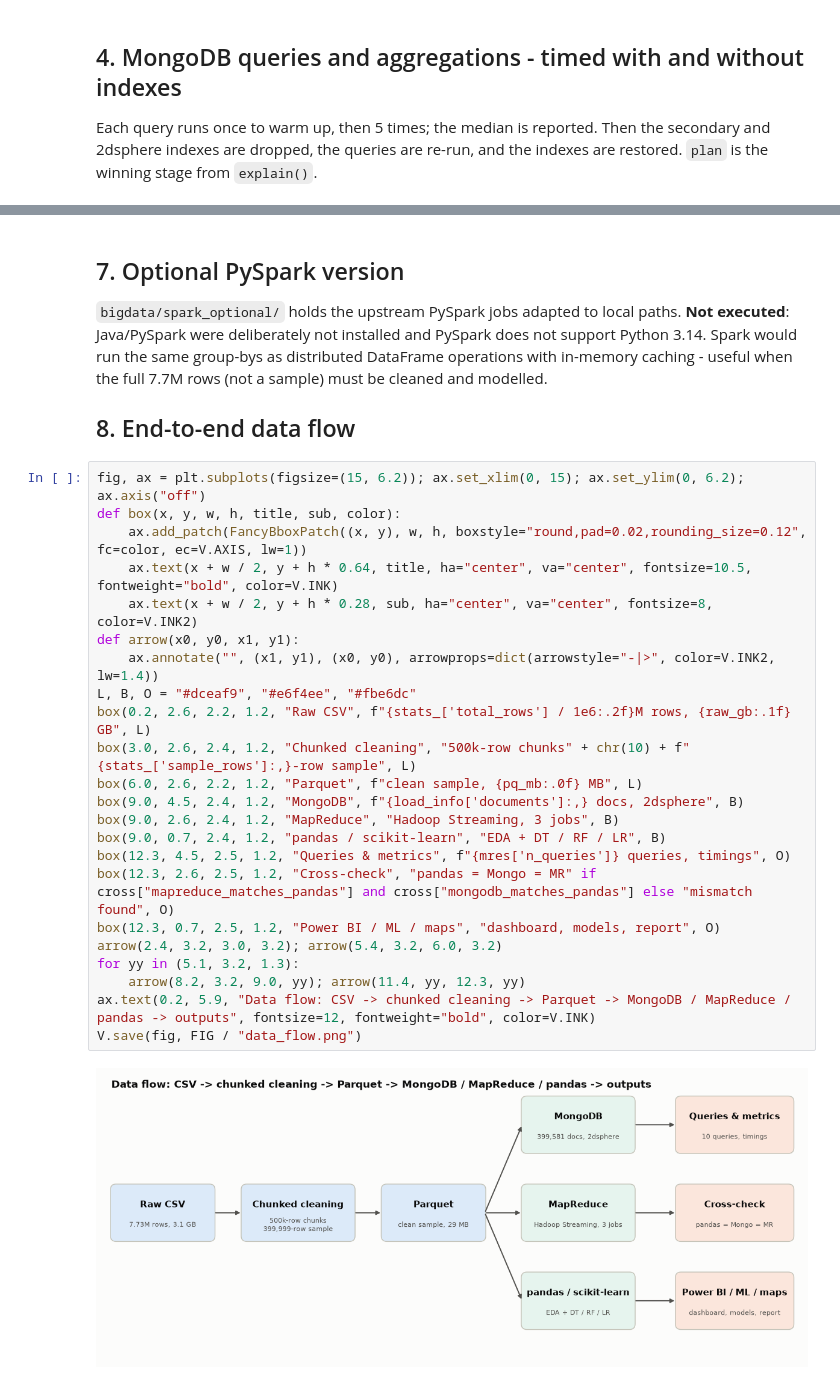
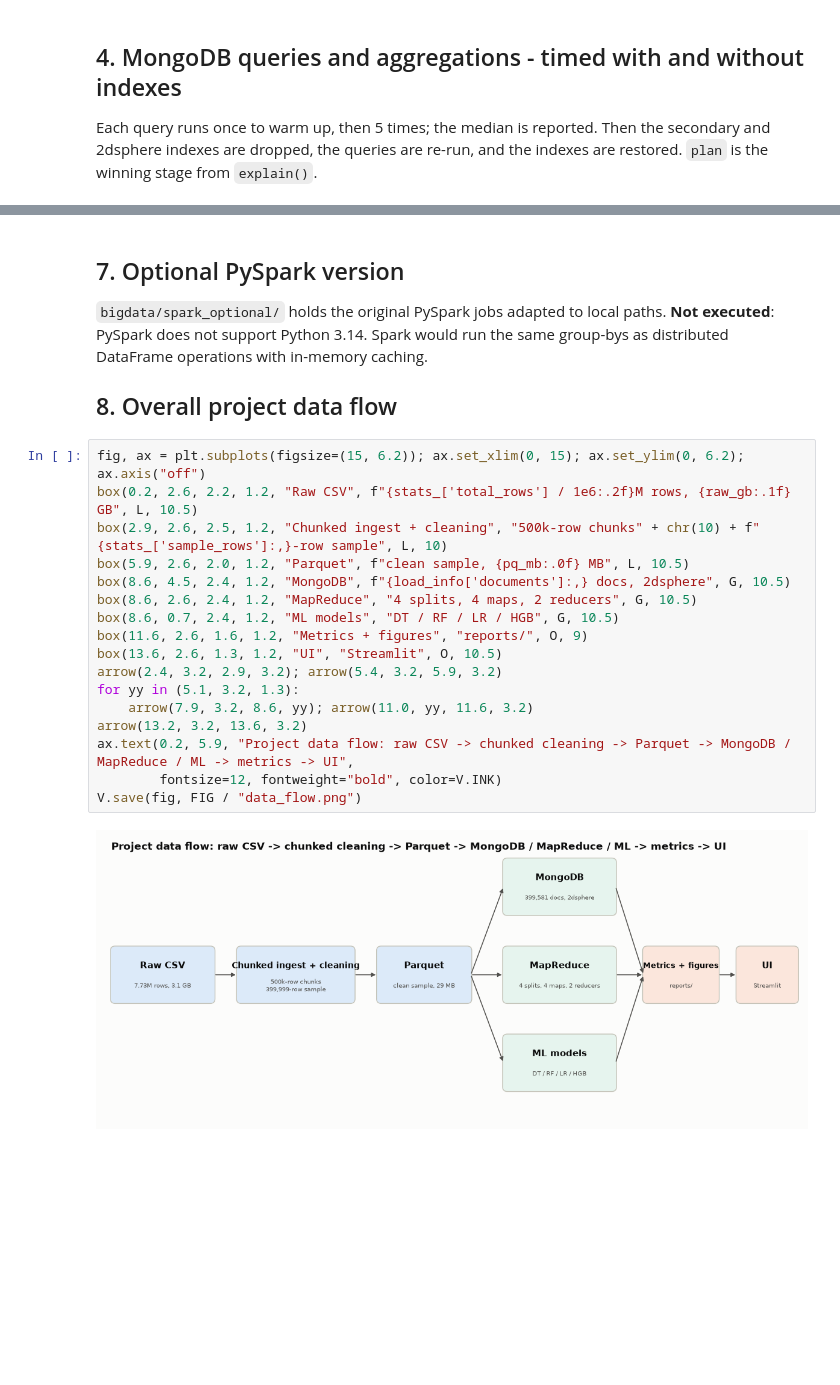
Before and after one commit to Abin-Shaji-Thomas/Smart-Traffic-Accident-Analysis-and-Severity-Prediction, a Jupyter notebook: notebooks/05_big_data_analytics.ipynb, the cells around one changed output, grey strips where cells are left out. Cells and saved outputs as stored; diff of their text form; blank space fills up the shorter version.

```diff
--- a/notebooks/05_big_data_analytics.ipynb
+++ b/notebooks/05_big_data_analytics.ipynb
@@ -262,37 +256,29 @@ xc[xc.job == "accidents per state"].sort_values("pandas", ascending=False).head(
 | 36 | accidents per state | PA | 15178.0 | 15178.0 | 15178.0 | True |
 # %% [markdown]
 ## 7. Optional PySpark version
-`bigdata/spark_optional/` holds the upstream PySpark jobs adapted to local paths. **Not executed**: Java/PySpark were
-deliberately not installed and PySpark does not support Python 3.14. Spark would run the same group-bys as
-distributed DataFrame operations with in-memory caching - useful when the full 7.7M rows (not a sample) must be
-cleaned and modelled.
+`bigdata/spark_optional/` holds the original PySpark jobs adapted to local paths. **Not executed**: PySpark does not
+support Python 3.14. Spark would run the same group-bys as distributed DataFrame operations with in-memory caching.
 
-## 8. End-to-end data flow
+## 8. Overall project data flow
 # %%
 fig, ax = plt.subplots(figsize=(15, 6.2)); ax.set_xlim(0, 15); ax.set_ylim(0, 6.2); ax.axis("off")
-def box(x, y, w, h, title, sub, color):
-    ax.add_patch(FancyBboxPatch((x, y), w, h, boxstyle="round,pad=0.02,rounding_size=0.12", fc=color, ec=V.AXIS, lw=1))
-    ax.text(x + w / 2, y + h * 0.64, title, ha="center", va="center", fontsize=10.5, fontweight="bold", color=V.INK)
-    ax.text(x + w / 2, y + h * 0.28, sub, ha="center", va="center", fontsize=8, color=V.INK2)
-def arrow(x0, y0, x1, y1):
-    ax.annotate("", (x1, y1), (x0, y0), arrowprops=dict(arrowstyle="-|>", color=V.INK2, lw=1.4))
-L, B, O = "#dceaf9", "#e6f4ee", "#fbe6dc"
-box(0.2, 2.6, 2.2, 1.2, "Raw CSV", f"{stats_['total_rows'] / 1e6:.2f}M rows, {raw_gb:.1f} GB", L)
-box(3.0, 2.6, 2.4, 1.2, "Chunked cleaning", "500k-row chunks" + chr(10) + f"{stats_['sample_rows']:,}-row sample", L)
-box(6.0, 2.6, 2.2, 1.2, "Parquet", f"clean sample, {pq_mb:.0f} MB", L)
-box(9.0, 4.5, 2.4, 1.2, "MongoDB", f"{load_info['documents']:,} docs, 2dsphere", B)
-box(9.0, 2.6, 2.4, 1.2, "MapReduce", "Hadoop Streaming, 3 jobs", B)
-box(9.0, 0.7, 2.4, 1.2, "pandas / scikit-learn", "EDA + DT / RF / LR", B)
-box(12.3, 4.5, 2.5, 1.2, "Queries & metrics", f"{mres['n_queries']} queries, timings", O)
-box(12.3, 2.6, 2.5, 1.2, "Cross-check", "pandas = Mongo = MR" if cross["mapreduce_matches_pandas"] and cross["mongodb_matches_pandas"] else "mismatch found", O)
-box(12.3, 0.7, 2.5, 1.2, "Power BI / ML / maps", "dashboard, models, report", O)
-arrow(2.4, 3.2, 3.0, 3.2); arrow(5.4, 3.2, 6.0, 3.2)
+box(0.2, 2.6, 2.2, 1.2, "Raw CSV", f"{stats_['total_rows'] / 1e6:.2f}M rows, {raw_gb:.1f} GB", L, 10.5)
+box(2.9, 2.6, 2.5, 1.2, "Chunked ingest + cleaning", "500k-row chunks" + chr(10) + f"{stats_['sample_rows']:,}-row sample", L, 10)
+box(5.9, 2.6, 2.0, 1.2, "Parquet", f"clean sample, {pq_mb:.0f} MB", L, 10.5)
+box(8.6, 4.5, 2.4, 1.2, "MongoDB", f"{load_info['documents']:,} docs, 2dsphere", G, 10.5)
+box(8.6, 2.6, 2.4, 1.2, "MapReduce", "4 splits, 4 maps, 2 reducers", G, 10.5)
+box(8.6, 0.7, 2.4, 1.2, "ML models", "DT / RF / LR / HGB", G, 10.5)
+box(11.6, 2.6, 1.6, 1.2, "Metrics + figures", "reports/", O, 9)
+box(13.6, 2.6, 1.3, 1.2, "UI", "Streamlit", O, 10.5)
+arrow(2.4, 3.2, 2.9, 3.2); arrow(5.4, 3.2, 5.9, 3.2)
 for yy in (5.1, 3.2, 1.3):
-    arrow(8.2, 3.2, 9.0, yy); arrow(11.4, yy, 12.3, yy)
-ax.text(0.2, 5.9, "Data flow: CSV -> chunked cleaning -> Parquet -> MongoDB / MapReduce / pandas -> outputs", fontsize=12, fontweight="bold", color=V.INK)
+    arrow(7.9, 3.2, 8.6, yy); arrow(11.0, yy, 11.6, 3.2)
+arrow(13.2, 3.2, 13.6, 3.2)
+ax.text(0.2, 5.9, "Project data flow: raw CSV -> chunked cleaning -> Parquet -> MongoDB / MapReduce / ML -> metrics -> UI",
+        fontsize=12, fontweight="bold", color=V.INK)
 V.save(fig, FIG / "data_flow.png")
 # %% [output]
-[figure, old version]
+[figure, new version]
 # %% [markdown]
 ## Module 5 summary
 MongoDB stores every cleaned accident as a GeoJSON document; indexes turn selective filters from full scans into
```
Also changed, not shown: parts of 15 cells of this notebook, 11 other files.
